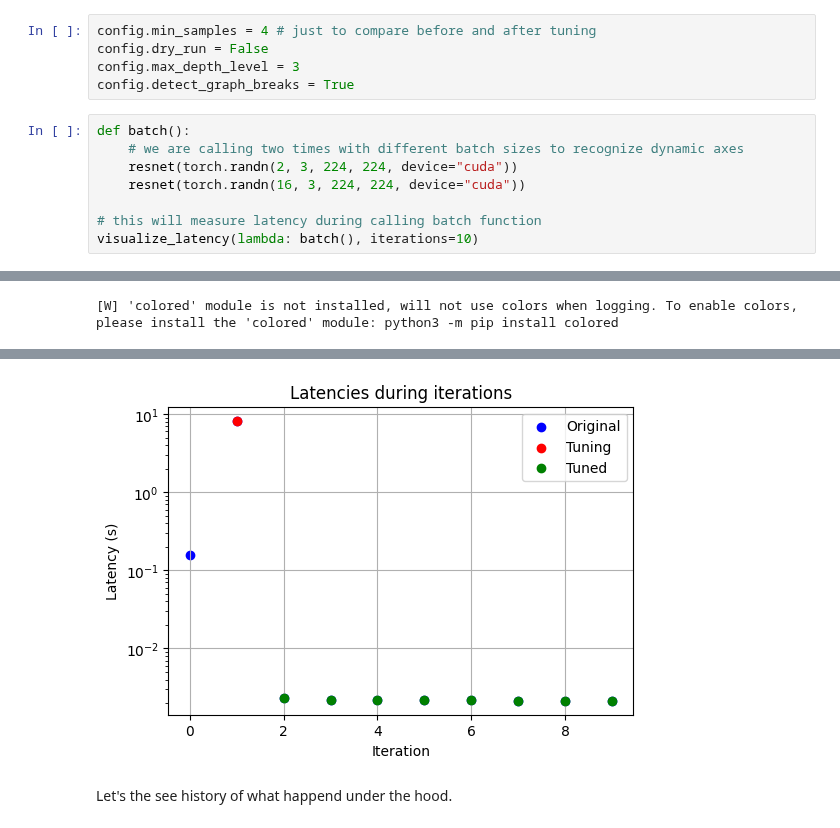
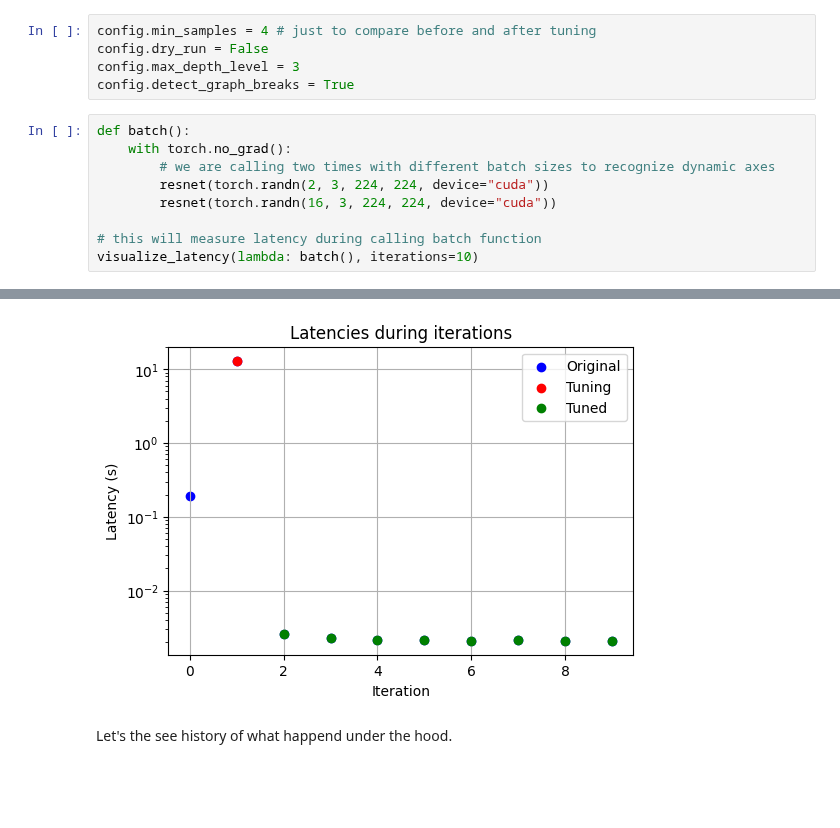
Before and after one commit to ai-dynamo/aitune, a Jupyter notebook: notebooks/jit/02_jit_resnet.ipynb, the cells around one changed output, grey strips where cells are left out. Cells and saved outputs as stored; diff of their text form; blank space fills up the shorter version.

```diff
--- a/notebooks/jit/02_jit_resnet.ipynb
+++ b/notebooks/jit/02_jit_resnet.ipynb
@@ -35,9 +32,10 @@ config.max_depth_level = 3
 config.detect_graph_breaks = True
 # %%
 def batch():
-    # we are calling two times with different batch sizes to recognize dynamic axes
-    resnet(torch.randn(2, 3, 224, 224, device="cuda"))
-    resnet(torch.randn(16, 3, 224, 224, device="cuda"))
+    with torch.no_grad():
+        # we are calling two times with different batch sizes to recognize dynamic axes
+        resnet(torch.randn(2, 3, 224, 224, device="cuda"))
+        resnet(torch.randn(16, 3, 224, 224, device="cuda"))
 
 # this will measure latency during calling batch function
 visualize_latency(lambda: batch(), iterations=10)
@@ -62 +59,0 @@ visualize_latency(lambda: batch(), iterations=10)
-[W] 'colored' module is not installed, will not use colors when logging. To enable colors, please install the 'colored' module: python3 -m pip install colored
@@ -83,4 +60,4 @@ visualize_latency(lambda: batch(), iterations=10)
-[figure, old version]
+[figure, new version]
 # %% [markdown]
 Let's the see history of what happend under the hood.
 # %%
```
Also changed, not shown: parts of 6 cells of this notebook, 57 other files.
